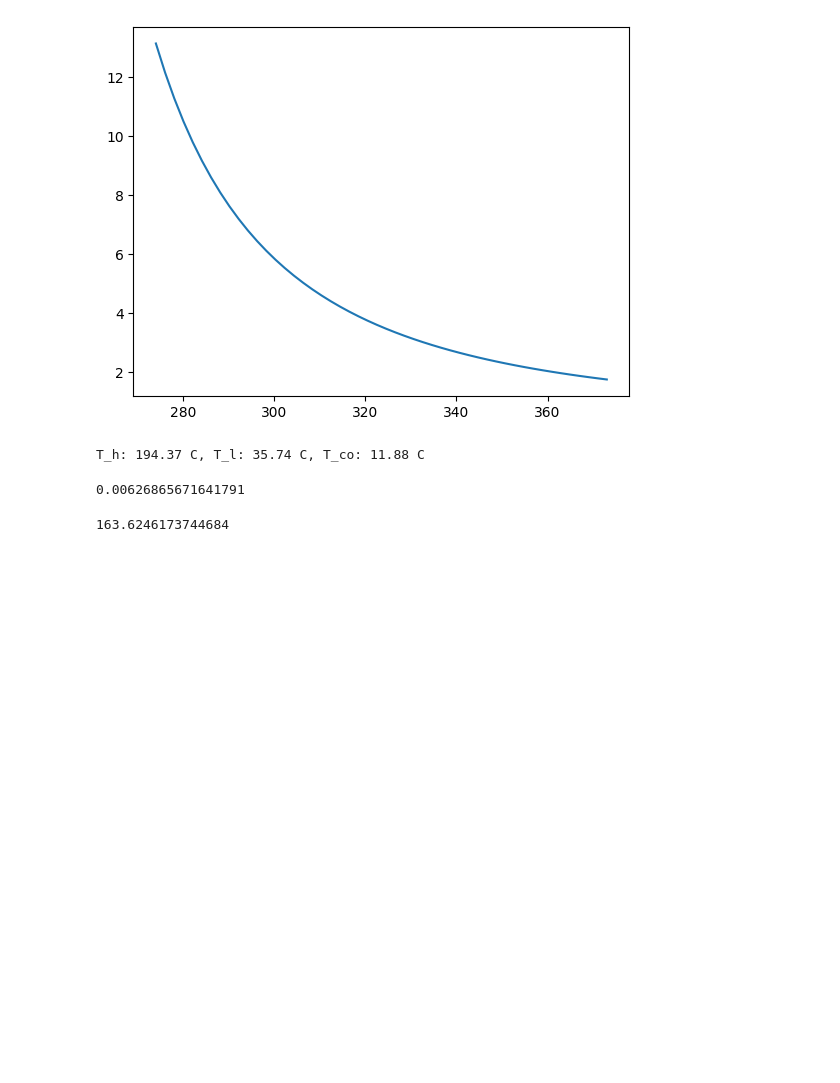
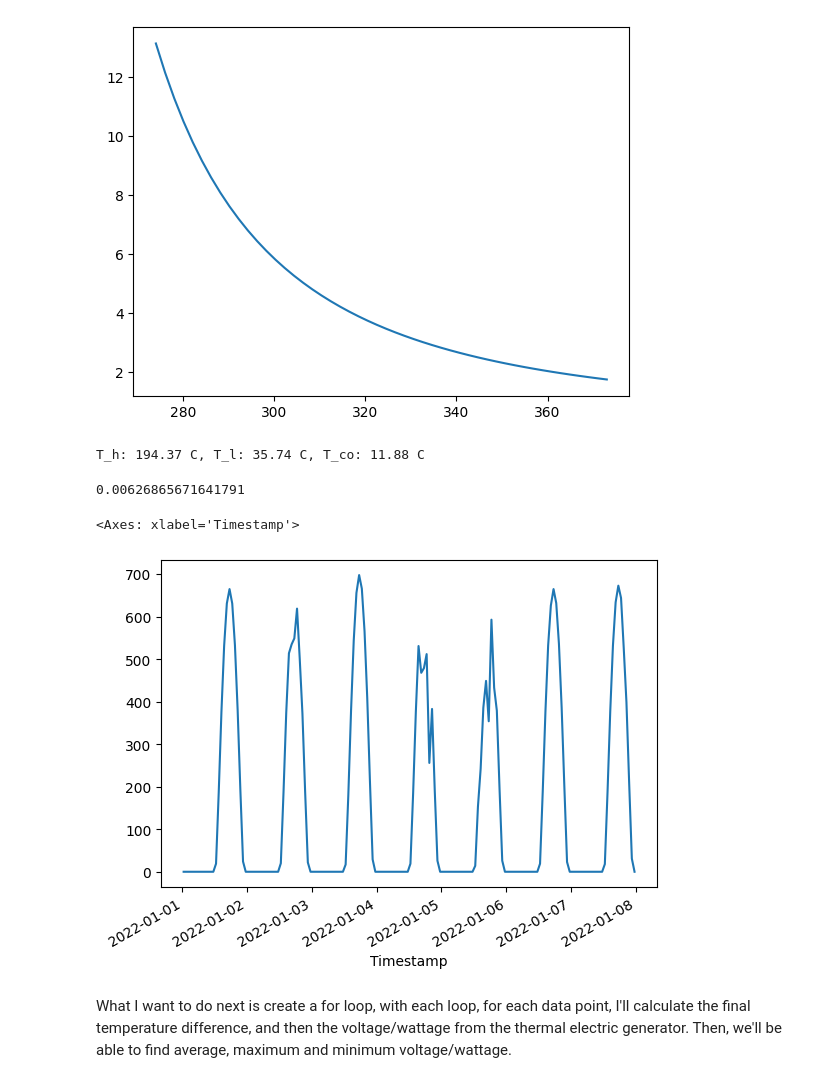
Before and after one commit to DrYogurt/EMAE-355-Team-1-Code, a Jupyter notebook: Project2/Project2.ipynb, the cells around one changed output. Drawn from its saved outputs; the diff is of its cells as text; code cells hidden in the pictures; blank space fills up the shorter version.

```diff
--- a/Project2/Project2.ipynb
+++ b/Project2/Project2.ipynb
@@ -118,6 +118,26 @@ param_dict['D']
 # %% [output]
 0.00626865671641791
 # %%
-np.pi * (1.5/2) / (30e-3*4)**2
+solar_flux_ratio = np.pi * (1.5/2) / (30e-3*4)**2
-# %% [output]
-163.6246173744684
+# %%
+import pandas as pd
+
+# Read the CSV file
+df = pd.read_csv('1026619_28.05_-81.70_2022.csv')
+
+# Combine the Year, Month, Day, Hour, and Minute into a single timestamp column
+df['Timestamp'] = pd.to_datetime(df[['Year', 'Month', 'Day', 'Hour', 'Minute']])
+
+# Drop the original Year, Month, Day, Hour, and Minute columns
+df = df.drop(columns=['Year', 'Month', 'Day', 'Hour', 'Minute'])
+
+# Convert the index to a DatetimeIndex
+df = df.set_index('Timestamp')
+
+# plot a week of data
+df.loc['2022-01-01':'2022-01-07']['GHI'].plot()
+# %% [output]
+<Axes: xlabel='Timestamp'>
+[figure, added]
+# %% [markdown]
+What I want to do next is create a for loop, with each loop, for each data point, I'll calculate the final temperature difference, and then the voltage/wattage from the thermal electric generator. Then, we'll be able to find average, maximum and minimum voltage/wattage.
```
Also changed, not shown: parts of 6 cells of this notebook, 2 other files.
